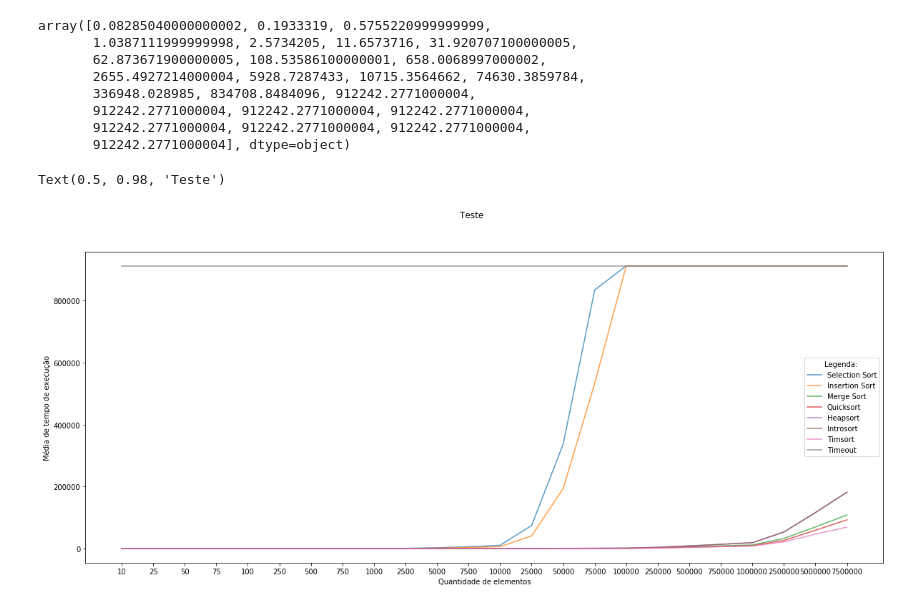
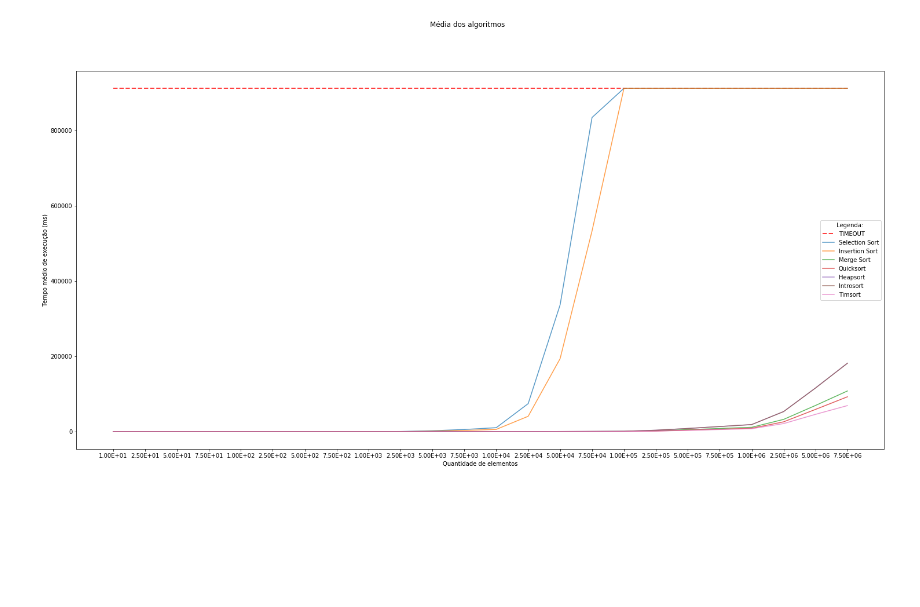
Before and after one commit to HaraHeique/TPA-trab2-ordenacao, a Jupyter notebook: src/jupyter analysis/analyzes.ipynb, the cells around one changed output. Drawn from its saved outputs; the diff is of its cells as text; code cells hidden in the pictures; blank space fills up the shorter version.

Commit message:
feat: add more graphics

```diff
--- a/src/jupyter analysis/analyzes.ipynb
+++ b/src/jupyter analysis/analyzes.ipynb
@@ -13,0 +6,2 @@ plt.show()
+# %%
+toScientificNotation = lambda x : '%.2E' % Decimal(x)
@@ -28,30 +13,19 @@ ds2
-# %%
-# ds2.columns[1:]
-ds2.values[0][1:]
-# %% [output]
-array([0.08285040000000002, 0.1933319, 0.5755220999999999,
-       1.0387111999999998, 2.5734205, 11.6573716, 31.920707100000005,
-       62.873671900000005, 108.53586100000001, 658.0068997000002,
-       2655.4927214000004, 5928.7287433, 10715.3564662, 74630.3859784,
-       336948.028985, 834708.8484096, 912242.2771000004,
-       912242.2771000004, 912242.2771000004, 912242.2771000004,
-       912242.2771000004, 912242.2771000004, 912242.2771000004,
-       912242.2771000004], dtype=object)
 # %%
-plt.figure(figsize=(20,8))
-plt.plot(ds2.columns[1:], ds2.values[0][1:], label="Selection Sort", alpha=0.75)
-plt.plot(ds2.columns[1:], ds2.values[1][1:], label="Insertion Sort", alpha=0.75)
-plt.plot(ds2.columns[1:], ds2.values[2][1:], label="Merge Sort", alpha=0.75)
-plt.plot(ds2.columns[1:], ds2.values[3][1:], label="Quicksort", alpha=0.75)
-plt.plot(ds2.columns[1:], ds2.values[4][1:], label="Heapsort", alpha=0.75)
-plt.plot(ds2.columns[1:], ds2.values[5][1:], label="Introsort", alpha=0.75)
-plt.plot(ds2.columns[1:], ds2.values[6][1:], label="Timsort", alpha=0.75)
-plt.plot(ds2.columns[1:], [912242] * 24, label="Timeout", alpha=0.75)
+columns = np.array(list(map(toScientificNotation, ds2.columns[1:])))
+plt.figure(figsize=(25,12))
+plt.plot(columns, [912242] * 24, '--', color="r", label="TIMEOUT", alpha=0.75, linewidth=2)
+plt.plot(columns, ds2.values[0][1:], label="Selection Sort", alpha=0.75)
+plt.plot(columns, ds2.values[1][1:], label="Insertion Sort", alpha=0.75)
+plt.plot(columns, ds2.values[2][1:], label="Merge Sort", alpha=0.75)
+plt.plot(columns, ds2.values[3][1:], label="Quicksort", alpha=0.75)
+plt.plot(columns, ds2.values[4][1:], label="Heapsort", alpha=0.75)
+plt.plot(columns, ds2.values[5][1:], label="Introsort", alpha=0.75)
+plt.plot(columns, ds2.values[6][1:], label="Timsort", alpha=0.75)
 plt.legend(title="Legenda: ")
-plt.ylabel("Média de tempo de execução")
+plt.ylabel("Tempo médio de execução (ms)")
 plt.xlabel("Quantidade de elementos")
-plt.suptitle("Teste")
-# plt.savefig("nomedoarquivo.svg", format="svg")
+plt.suptitle("Média dos algoritmos")
+plt.savefig("analisys_all_algorithms_average.svg", format="svg")
+plt.show()
 # %% [output]
-Text(0.5, 0.98, 'Teste')
-[figure, old version]
+[figure, new version]
```
Also changed, not shown: parts of 9 cells of this notebook, 1 other file.
